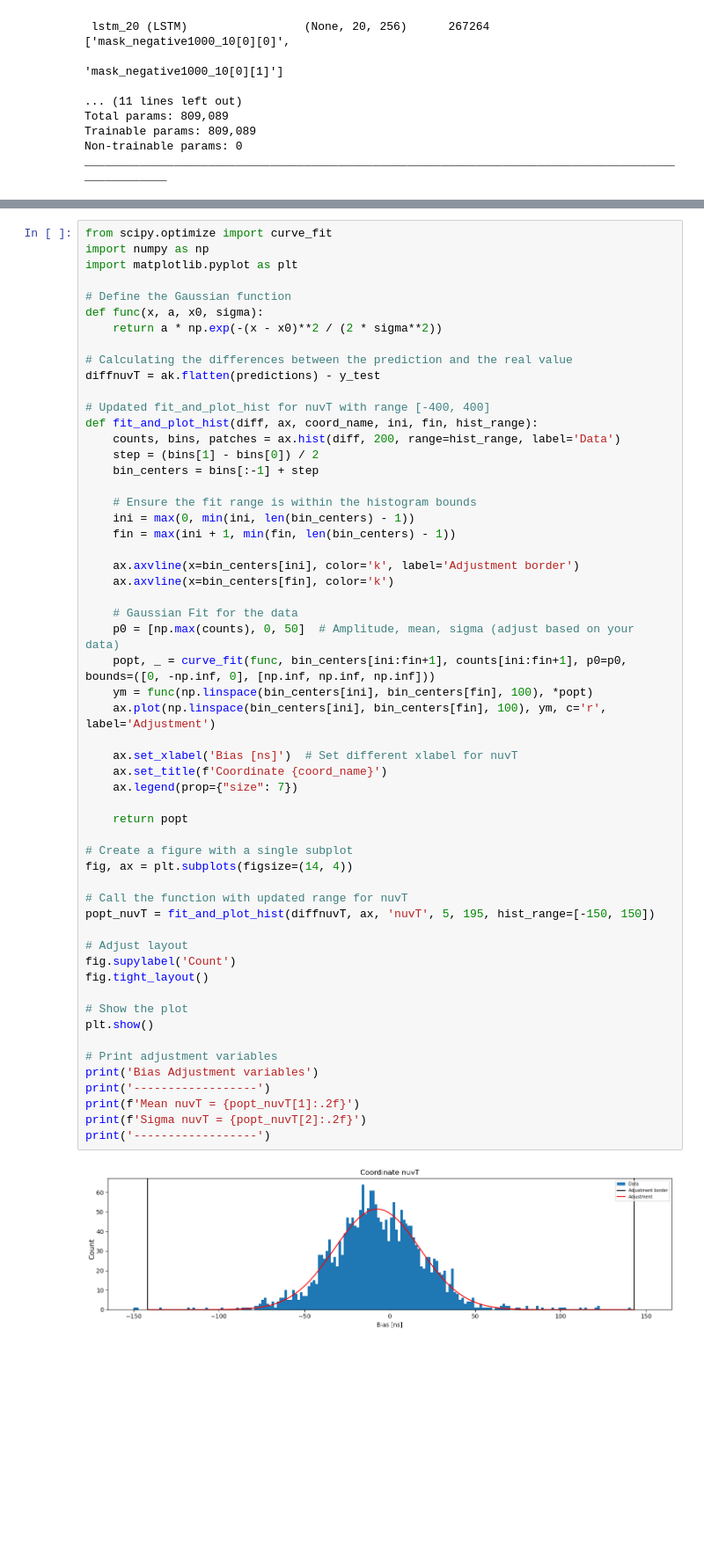
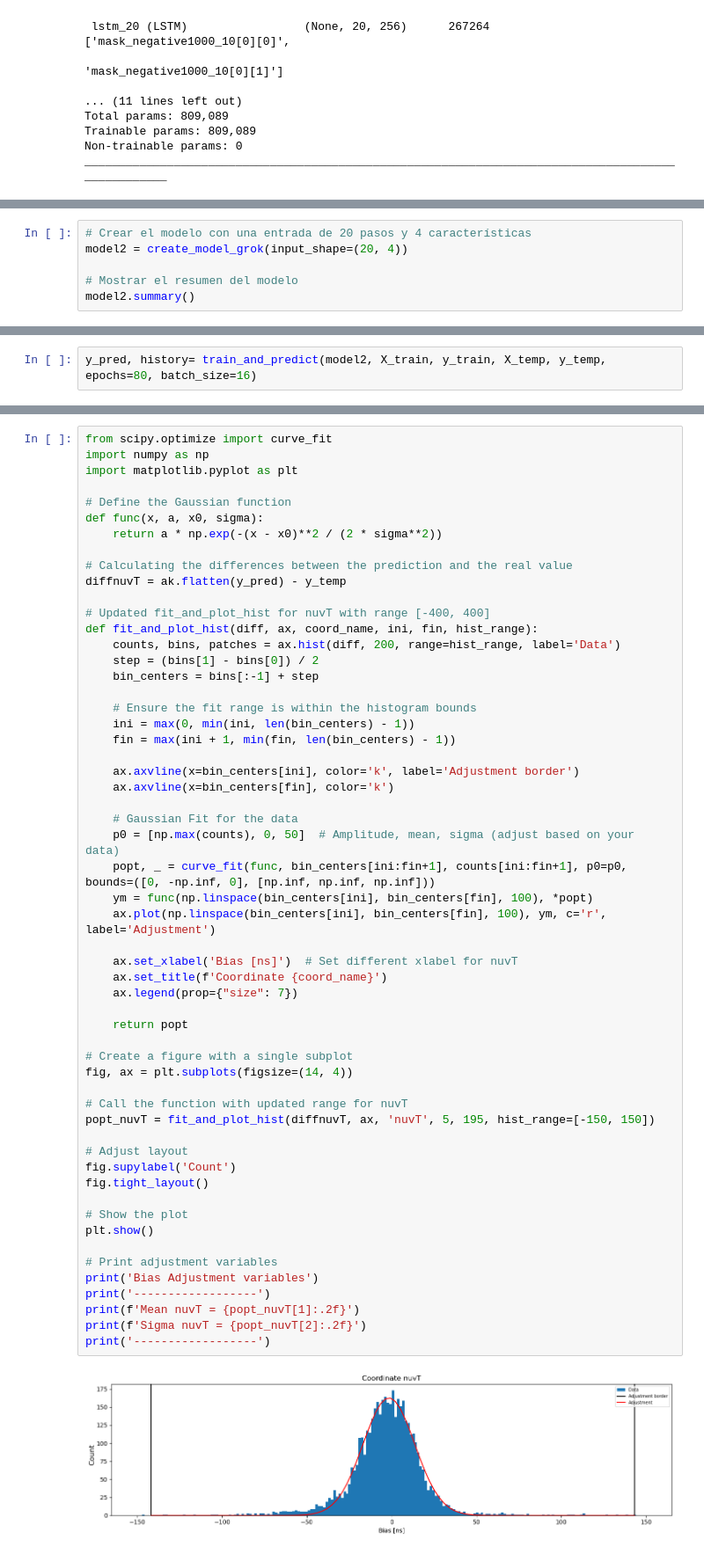
Before and after one commit to CIEMAT-Neutrino/AI_nuvT, a Jupyter notebook: 5_time_regression_lstm.ipynb, the cells around one changed output, grey strips where cells are left out. Shown at 88% size. Cells and saved outputs as stored; diff of their text form; blank space fills up the shorter version.

Commit message:
development of models in 7 and 5

```diff
--- a/5_time_regression_lstm.ipynb
+++ b/5_time_regression_lstm.ipynb
@@ -129,0 +177,6 @@ best_model = load_model('best_model.h5', custom_objects={'MaskNegative1000': Mas
+# %%
+# Crear el modelo con una entrada de 20 pasos y 4 características
+model2 = create_model_grok(input_shape=(20, 4))
+
+# Mostrar el resumen del modelo
+model2.summary()
@@ -129,0 +201,2 @@ best_model = load_model('best_model.h5', custom_objects={'MaskNegative1000': Mas
+# %%
+y_pred, history= train_and_predict(model2, X_train, y_train, X_temp, y_temp, epochs=80, batch_size=16)
@@ -196,7 +280,7 @@ def func(x, a, x0, sigma):
     return a * np.exp(-(x - x0)**2 / (2 * sigma**2))
 
 # Calculating the differences between the prediction and the real value
-diffnuvT = ak.flatten(predictions) - y_test
+diffnuvT = ak.flatten(y_pred) - y_temp
 
 # Updated fit_and_plot_hist for nuvT with range [-400, 400]
 def fit_and_plot_hist(diff, ax, coord_name, ini, fin, hist_range):
@@ -216,33 +300,33 @@ def fit_and_plot_hist(diff, ax, coord_name, ini, fin, hist_range):
     popt, _ = curve_fit(func, bin_centers[ini:fin+1], counts[ini:fin+1], p0=p0, bounds=([0, -np.inf, 0], [np.inf, np.inf, np.inf]))
     ym = func(np.linspace(bin_centers[ini], bin_centers[fin], 100), *popt)
     ax.plot(np.linspace(bin_centers[ini], bin_centers[fin], 100), ym, c='r', label='Adjustment')
 
     ax.set_xlabel('Bias [ns]')  # Set different xlabel for nuvT
     ax.set_title(f'Coordinate {coord_name}')
     ax.legend(prop={"size": 7})
 
     return popt
 
 # Create a figure with a single subplot
 fig, ax = plt.subplots(figsize=(14, 4))
 
 # Call the function with updated range for nuvT
 popt_nuvT = fit_and_plot_hist(diffnuvT, ax, 'nuvT', 5, 195, hist_range=[-150, 150])
 
 # Adjust layout
 fig.supylabel('Count')
 fig.tight_layout()
 
 # Show the plot
 plt.show()
 
 # Print adjustment variables
 print('Bias Adjustment variables')
 print('------------------')
 print(f'Mean nuvT = {popt_nuvT[1]:.2f}')
 print(f'Sigma nuvT = {popt_nuvT[2]:.2f}')
 print('------------------')
 # %% [output]
-[figure, old version]
+[figure, new version]
 Bias Adjustment variables
 ------------------
```
Also changed, not shown: parts of 12 cells of this notebook, 4 other files.
